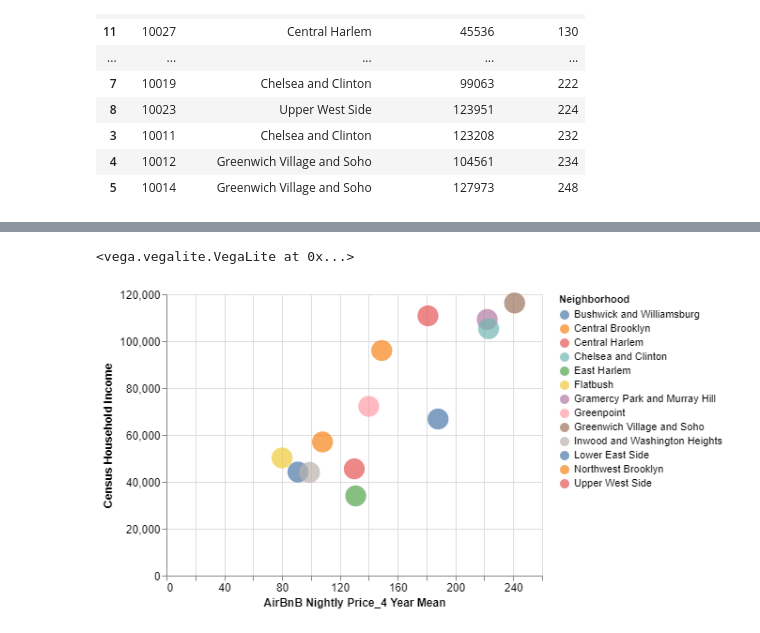
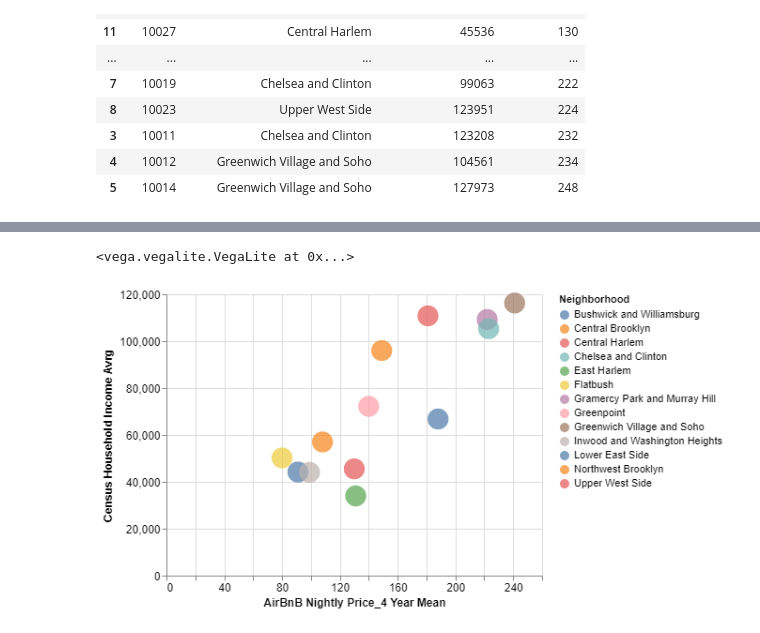
Before and after one commit to mjvillacresesn/Airbnb, a Jupyter notebook: Final_Code/Final_Code.ipynb, the cells around one changed output, grey strips where cells are left out. Drawn from its saved outputs; the diff is of its cells as text; code cells hidden in the pictures.

```diff
--- a/Final_Code/Final_Code.ipynb
+++ b/Final_Code/Final_Code.ipynb
@@ -200,15 +257,15 @@ plt.text(42, 40, 'Note:\nCircle size correlates with driver sizer per city', fon
 # %%
 import altair as alt
 alt.renderers.enable('notebook')
 
 source = neighborhoods
 
 alt.Chart(source).mark_circle(size=500).encode(
     x=alt.X('4year_Mean', axis=alt.Axis(title='AirBnB Nightly Price_4 Year Mean')),
-    y=alt.Y('Income_Mean', axis=alt.Axis(title='Census Household Income')),
+    y=alt.Y('Income_Mean', axis=alt.Axis(title='Census Household Income Avrg')),
     color='Neighborhood',
     tooltip=['Neighborhood', '4year_Mean', 'Income_Mean']
 ).configure_axis(labelFontSize=12, titleFontSize=12).configure_legend(labelFontSize=11, titleFontSize=11)
 # %% [output]
 <vega.vegalite.VegaLite at 0x...>
-[figure, old version]
+[figure, new version]
```
Also changed, not shown: parts of 4 cells of this notebook.
